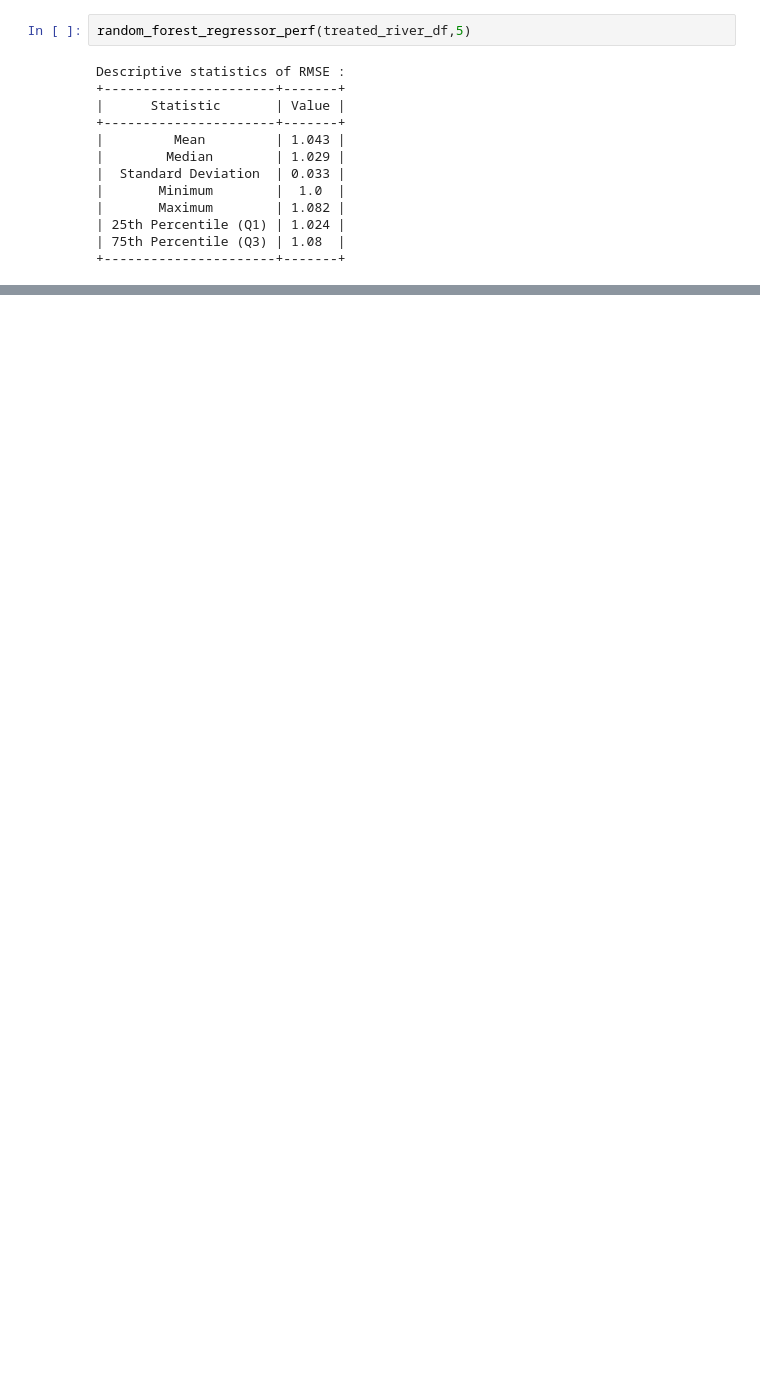
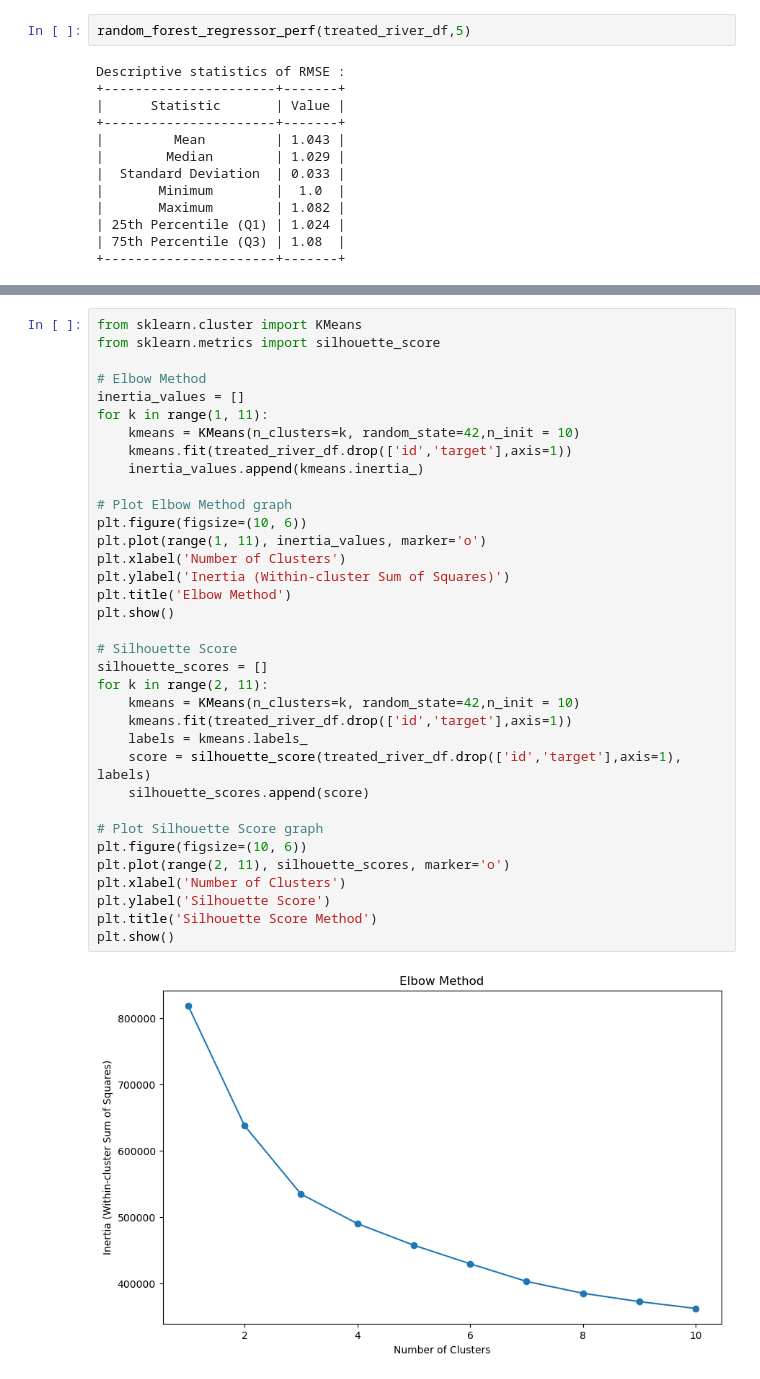
Before and after one commit to kuralamuthan300/bankruptcy_prediction, a Jupyter notebook: data-refinement-for-rf-regressor.ipynb, the cells around one changed output, grey strips where cells are left out. Drawn from its saved outputs; the diff is of its cells as text; blank space fills up the shorter version.

```diff
--- a/data-refinement-for-rf-regressor.ipynb
+++ b/data-refinement-for-rf-regressor.ipynb
@@ -338,0 +392,37 @@ treated_river_df.to_csv("/kaggle/working/submission.csv")
+# %%
+from sklearn.cluster import KMeans
+from sklearn.metrics import silhouette_score
+
+# Elbow Method
+inertia_values = []
+for k in range(1, 11):
+    kmeans = KMeans(n_clusters=k, random_state=42,n_init = 10)
+    kmeans.fit(treated_river_df.drop(['id','target'],axis=1))
+    inertia_values.append(kmeans.inertia_)
+
+# Plot Elbow Method graph
+plt.figure(figsize=(10, 6))
+plt.plot(range(1, 11), inertia_values, marker='o')
+plt.xlabel('Number of Clusters')
+plt.ylabel('Inertia (Within-cluster Sum of Squares)')
+plt.title('Elbow Method')
+plt.show()
+
+# Silhouette Score
+silhouette_scores = []
+for k in range(2, 11):
+    kmeans = KMeans(n_clusters=k, random_state=42,n_init = 10)
+    kmeans.fit(treated_river_df.drop(['id','target'],axis=1))
+    labels = kmeans.labels_
+    score = silhouette_score(treated_river_df.drop(['id','target'],axis=1), labels)
+    silhouette_scores.append(score)
+
+# Plot Silhouette Score graph
+plt.figure(figsize=(10, 6))
+plt.plot(range(2, 11), silhouette_scores, marker='o')
+plt.xlabel('Number of Clusters')
+plt.ylabel('Silhouette Score')
+plt.title('Silhouette Score Method')
+plt.show()
+# %% [output]
+[figure, added]
```
Also changed, not shown: parts of 14 cells of this notebook.
